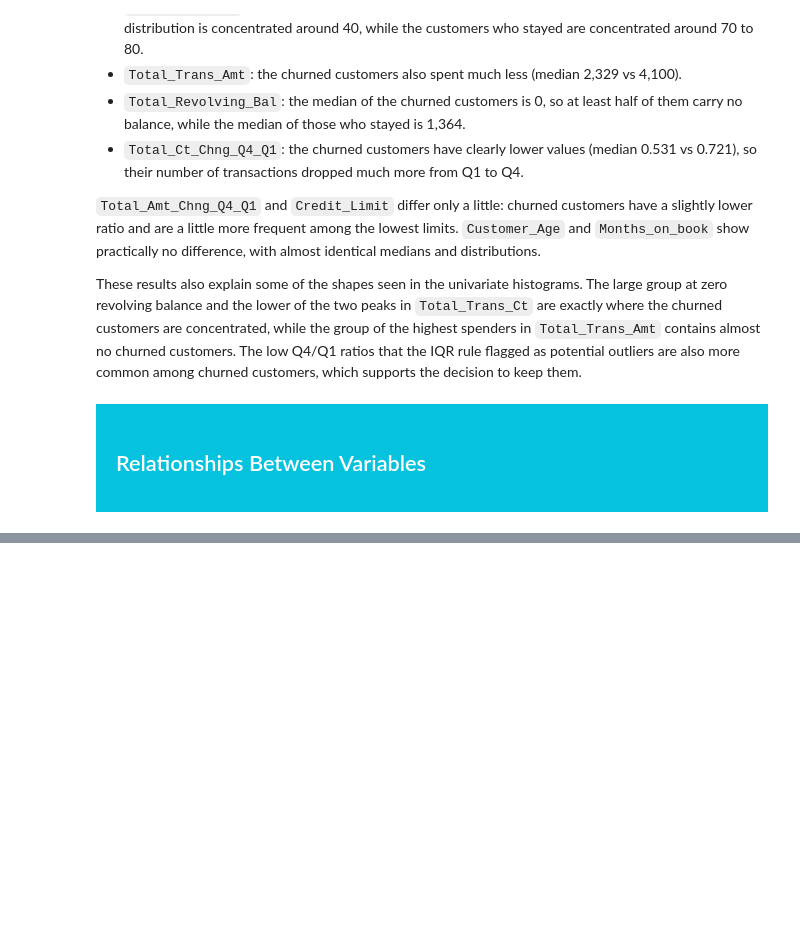
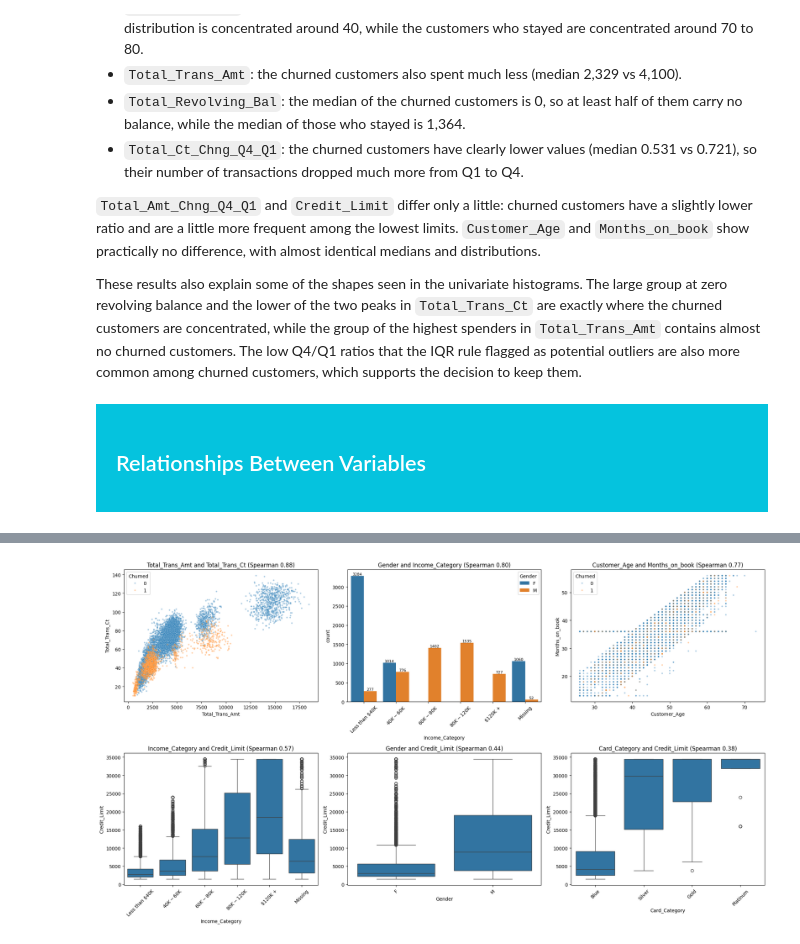
Before and after one commit to d3m1d0s/FoML_projects, a Jupyter notebook: project_1/bankchurners_eda_clustering.ipynb, the cells around one changed output, grey strips where cells are left out. Drawn from its saved outputs; the diff is of its cells as text; code cells hidden in the pictures; blank space fills up the shorter version.

```diff
--- a/project_1/bankchurners_eda_clustering.ipynb
+++ b/project_1/bankchurners_eda_clustering.ipynb
@@ -804,11 +810,0 @@ A correlation coefficient is a single number, so the two strongest pairs from th
-# %%
-strong_pairs = [("Total_Trans_Ct", "Total_Trans_Amt"), ("Months_on_book", "Customer_Age")]
-
-fig, axes = plt.subplots(1, 2, figsize=(14, 5))
-
-for ax, (x_col, y_col) in zip(axes, strong_pairs):
-    sns.scatterplot(data=df, x=x_col, y=y_col, hue="Churned", alpha=0.4, s=10, ax=ax)
-    ax.set_title(f"{y_col} vs {x_col}")
-
-plt.tight_layout()
-plt.show()
@@ -866,9 +810,0 @@ The relationship between gender and income is checked in more detail with a cros
-# %%
-income_with_missing = df["Income_Category"].cat.add_categories("Missing").fillna("Missing")
-
-gender_income = pd.crosstab(income_with_missing, df["Gender"])
-gender_income.index.name = None
-gender_income.columns.name = None
-gender_income["Women (%)"] = (gender_income["F"] / gender_income[["F", "M"]].sum(axis=1) * 100).round(1)
-
-display(gender_income)
@@ -888,0 +820,43 @@ display(gender_income)
+# %%
+def with_missing(series):
+    if isinstance(series.dtype, pd.CategoricalDtype) and series.isna().any():
+        return series.cat.add_categories("Missing").fillna("Missing")
+    return series
+
+
+def plot_relationship(ax, col_a, col_b):
+    a_numeric = pd.api.types.is_numeric_dtype(df[col_a])
+    b_numeric = pd.api.types.is_numeric_dtype(df[col_b])
+
+    if a_numeric and b_numeric:
+        sns.scatterplot(data=df, x=col_a, y=col_b, hue="Churned", alpha=0.4, s=10, ax=ax)
+    elif a_numeric or b_numeric:
+        cat_col, num_col = (col_b, col_a) if a_numeric else (col_a, col_b)
+        sns.boxplot(x=with_missing(df[cat_col]), y=df[num_col], ax=ax)
+        ax.tick_params(axis="x", rotation=45)
+    else:
+        # the variable with more categories goes on the x-axis
+        x_col, hue_col = (col_a, col_b) if df[col_a].nunique() >= df[col_b].nunique() else (col_b, col_a)
+        sns.countplot(x=with_missing(df[x_col]), hue=df[hue_col], ax=ax)
+        for bars in ax.containers:
+            ax.bar_label(bars, fontsize=8)
+        ax.tick_params(axis="x", rotation=45)
+
+    ax.set_title(f"{col_a} and {col_b} (Spearman {spearman_corr.loc[col_a, col_b]:.2f})")
+
+
+strong_pairs = [(col_a, col_b) for col_a, col_b in combinations(spearman_corr.columns, 2)
+                if abs(spearman_corr.loc[col_a, col_b]) >= 0.35]
+strong_pairs.sort(key=lambda pair: abs(spearman_corr.loc[pair]), reverse=True)
+
+fig, axes = plt.subplots(2, 3, figsize=(20, 11))
+
+for ax, (col_a, col_b) in zip(axes.flat, strong_pairs):
+    plot_relationship(ax, col_a, col_b)
+for ax in axes.flat[len(strong_pairs):]:
+    ax.remove()
+
+plt.tight_layout()
+plt.show()
+# %% [output]
+[figure, added]
```
Also changed, not shown: parts of 16 cells of this notebook.
